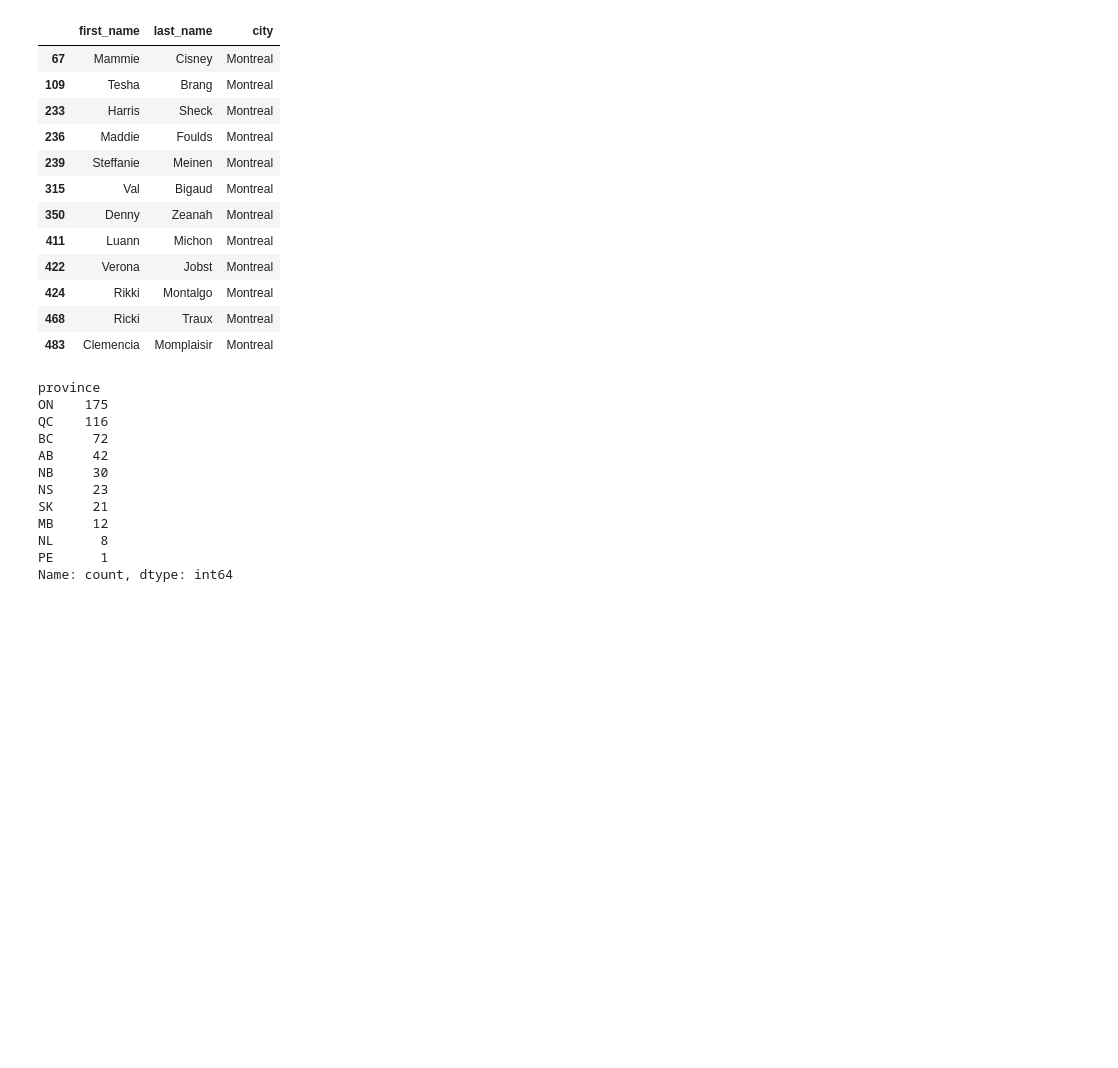
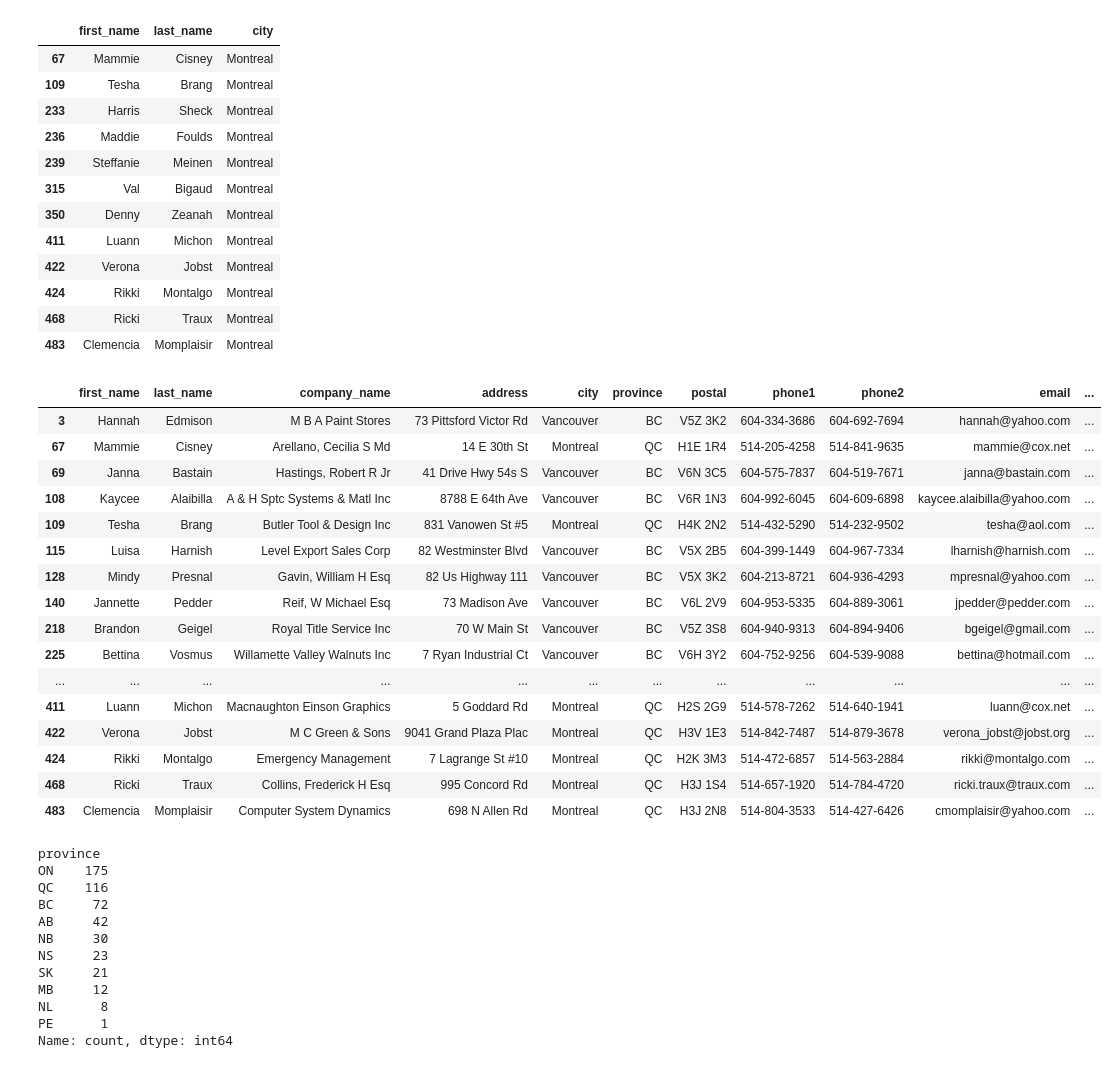
Before and after one commit to get-to-work-together/Python-Basics-ASML, a Jupyter notebook: Sandbox/ca-500.ipynb, the cells around one changed output. Drawn from its saved outputs; the diff is of its cells as text; code cells hidden in the pictures; blank space fills up the shorter version.

```diff
--- a/Sandbox/ca-500.ipynb
+++ b/Sandbox/ca-500.ipynb
@@ -37,6 +35,26 @@ selection
 | 424 | Rikki | Montalgo | Montreal |
 | 468 | Ricki | Traux | Montreal |
 | 483 | Clemencia | Momplaisir | Montreal |
+# %%
+df[(df['city']=='Montreal') | (df['city']=='Vancouver')]
+# %% [output]
+|  | first_name | last_name | company_name | address | city | province | postal | phone1 | phone2 | email | ... |
+| 3 | Hannah | Edmison | M B A Paint Stores | 73 Pittsford Victor Rd | Vancouver | BC | V5Z 3K2 | 604-334-3686 | 604-692-7694 | hannah@yahoo.com | ... |
+| 67 | Mammie | Cisney | Arellano, Cecilia S Md | 14 E 30th St | Montreal | QC | H1E 1R4 | 514-205-4258 | 514-841-9635 | mammie@cox.net | ... |
+| 69 | Janna | Bastain | Hastings, Robert R Jr | 41 Drive Hwy 54s S | Vancouver | BC | V6N 3C5 | 604-575-7837 | 604-519-7671 | janna@bastain.com | ... |
+| 108 | Kaycee | Alaibilla | A & H Sptc Systems & Matl Inc | 8788 E 64th Ave | Vancouver | BC | V6R 1N3 | 604-992-6045 | 604-609-6898 | kaycee.alaibilla@yahoo.com | ... |
+| 109 | Tesha | Brang | Butler Tool & Design Inc | 831 Vanowen St #5 | Montreal | QC | H4K 2N2 | 514-432-5290 | 514-232-9502 | tesha@aol.com | ... |
+| 115 | Luisa | Harnish | Level Export Sales Corp | 82 Westminster Blvd | Vancouver | BC | V5X 2B5 | 604-399-1449 | 604-967-7334 | lharnish@harnish.com | ... |
+| 128 | Mindy | Presnal | Gavin, William H Esq | 82 Us Highway 111 | Vancouver | BC | V5X 3K2 | 604-213-8721 | 604-936-4293 | mpresnal@yahoo.com | ... |
+| 140 | Jannette | Pedder | Reif, W Michael Esq | 73 Madison Ave | Vancouver | BC | V6L 2V9 | 604-953-5335 | 604-889-3061 | jpedder@pedder.com | ... |
+| 218 | Brandon | Geigel | Royal Title Service Inc | 70 W Main St | Vancouver | BC | V5Z 3S8 | 604-940-9313 | 604-894-9406 | bgeigel@gmail.com | ... |
+| 225 | Bettina | Vosmus | Willamette Valley Walnuts Inc | 7 Ryan Industrial Ct | Vancouver | BC | V6H 3Y2 | 604-752-9256 | 604-539-9088 | bettina@hotmail.com | ... |
+| ... | ... | ... | ... | ... | ... | ... | ... | ... | ... | ... | ... |
+| 411 | Luann | Michon | Macnaughton Einson Graphics | 5 Goddard Rd | Montreal | QC | H2S 2G9 | 514-578-7262 | 514-640-1941 | luann@cox.net | ... |
+| 422 | Verona | Jobst | M C Green & Sons | 9041 Grand Plaza Plac | Montreal | QC | H3V 1E3 | 514-842-7487 | 514-879-3678 | verona_jobst@jobst.org | ... |
+| 424 | Rikki | Montalgo | Emergency Management | 7 Lagrange St #10 | Montreal | QC | H2K 3M3 | 514-472-6857 | 514-563-2884 | rikki@montalgo.com | ... |
+| 468 | Ricki | Traux | Collins, Frederick H Esq | 995 Concord Rd | Montreal | QC | H3J 1S4 | 514-657-1920 | 514-784-4720 | ricki.traux@traux.com | ... |
+| 483 | Clemencia | Momplaisir | Computer System Dynamics | 698 N Allen Rd | Montreal | QC | H3J 2N8 | 514-804-3533 | 514-427-6426 | cmomplaisir@yahoo.com | ... |
 # %%
 selection.to_csv('selection.csv', sep = ',')
 # %%
```
Also changed, not shown: parts of 1 cell of this notebook, 7 other files.
